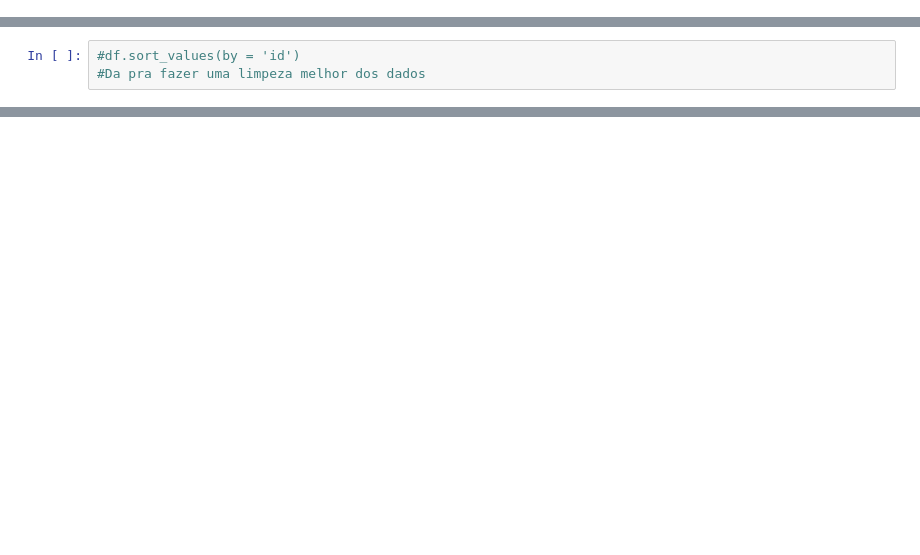
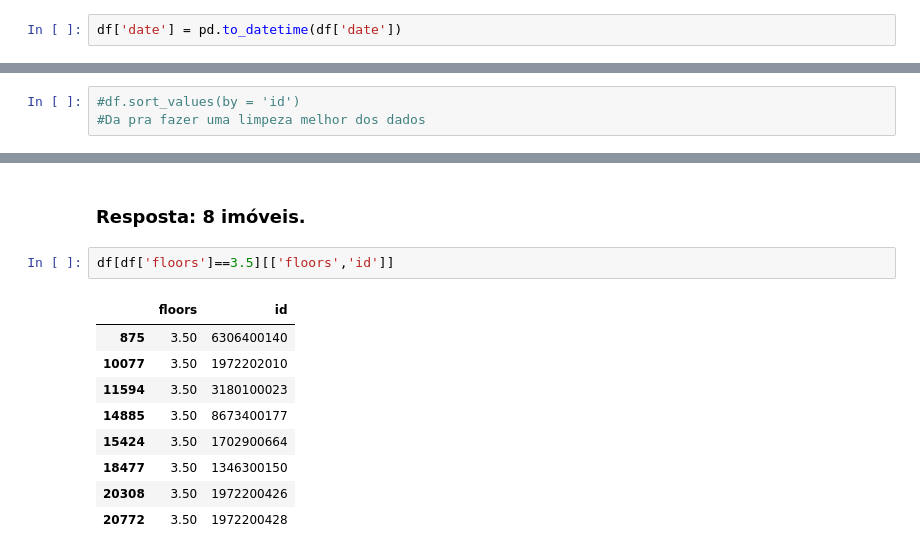
Before and after one commit to rddiasbk/An-lise-de-Portif-lio-Imobili-rio, a Jupyter notebook: Análise_de_Portfólio_Imobiliário.ipynb, the cells around one changed output, grey strips where cells are left out. Cells and saved outputs as stored; diff of their text form; blank space fills up the shorter version.

```diff
--- a/Análise_de_Portfólio_Imobiliário.ipynb
+++ b/Análise_de_Portfólio_Imobiliário.ipynb
@@ -48 +75,3 @@ df.head(5)
+# %%
+df['date'] = pd.to_datetime(df['date'])
 # %% [markdown]
@@ -381,0 +390,14 @@ dtype: int64
+# %% [markdown]
+### **Resposta:** 8 imóveis.
+# %%
+df[df['floors']==3.5][['floors','id']]
+# %% [output]
+|  | floors | id |
+| 875 | 3.50 | 6306400140 |
+| 10077 | 3.50 | 1972202010 |
+| 11594 | 3.50 | 3180100023 |
+| 14885 | 3.50 | 8673400177 |
+| 15424 | 3.50 | 1702900664 |
+| 18477 | 3.50 | 1346300150 |
+| 20308 | 3.50 | 1972200426 |
+| 20772 | 3.50 | 1972200428 |
```
Also changed, not shown: parts of 36 cells of this notebook.
